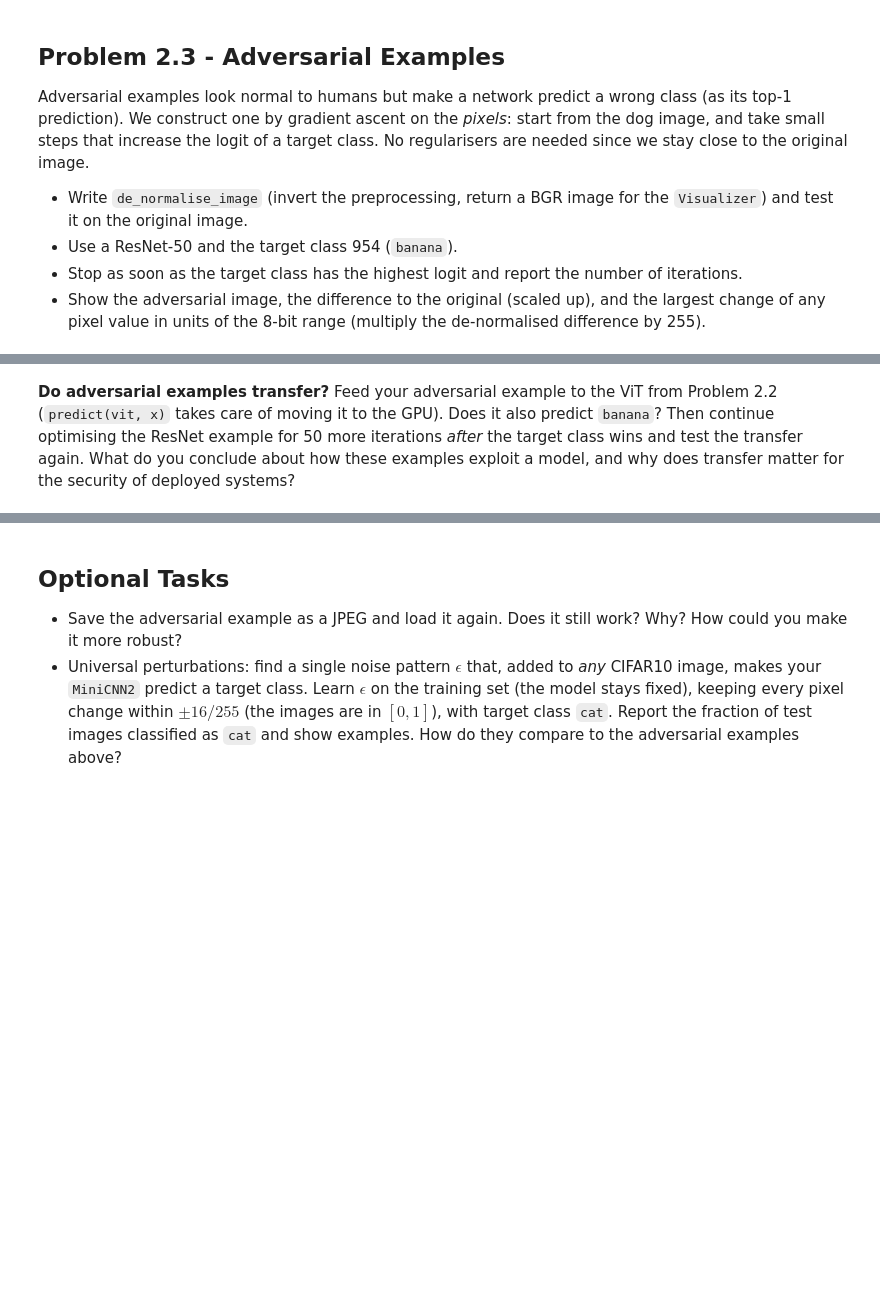
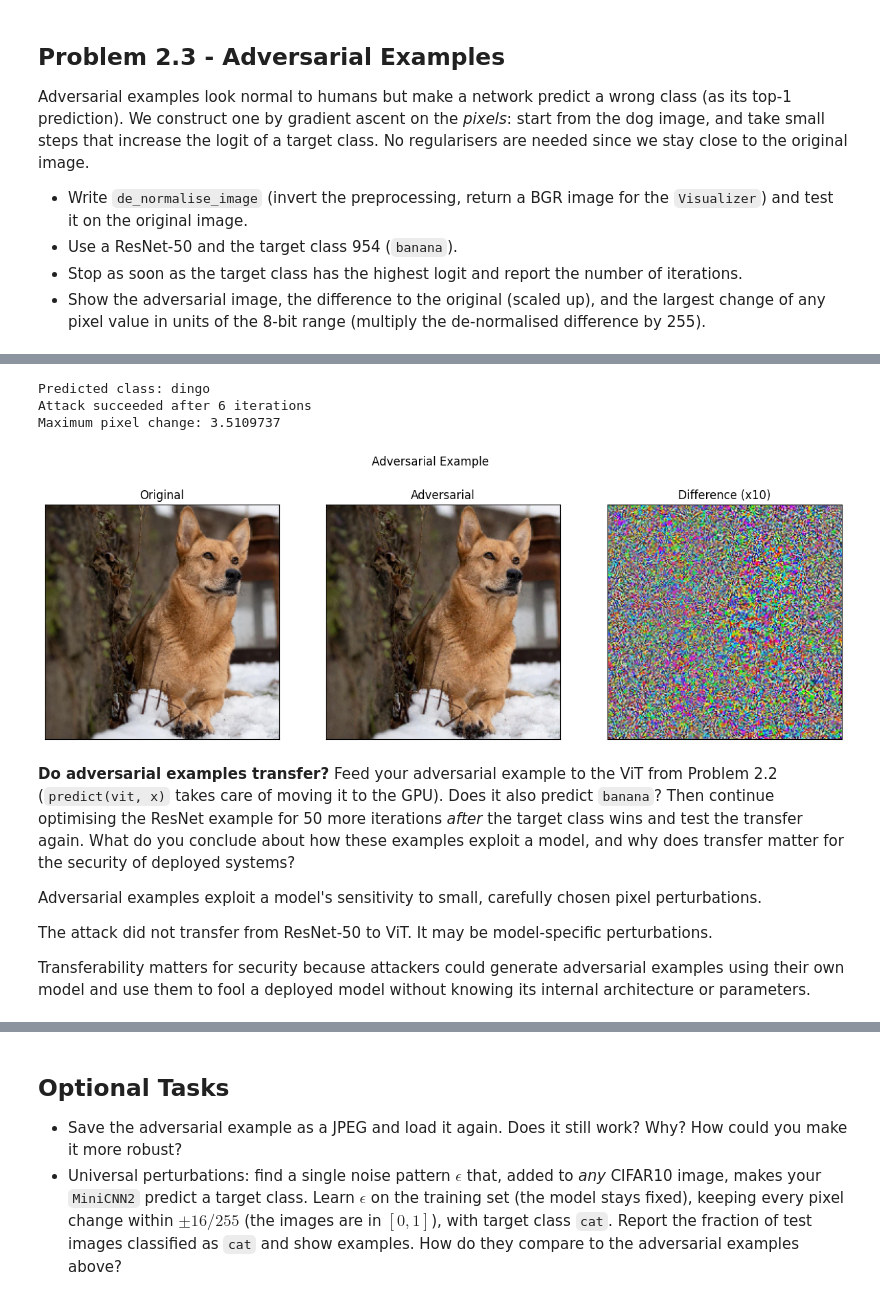
Before and after one commit to lcy412/computer_vision_praticals, a Jupyter notebook: practical2.ipynb, the cells around one changed output, grey strips where cells are left out. Drawn from its saved outputs; the diff is of its cells as text; code cells hidden in the pictures; blank space fills up the shorter version.

```diff
--- a/practical2.ipynb
+++ b/practical2.ipynb
@@ -505,18 +514,66 @@ Adversarial examples look normal to humans but make a network predict a wrong cl
 * Stop as soon as the target class has the highest logit and report the number of iterations.
 * Show the adversarial image, the difference to the original (scaled up), and the largest change of any pixel value in units of the 8-bit range (multiply the de-normalised difference by 255).
 # %%
-resnet = torchvision.models.resnet50(weights=torchvision.models.ResNet50_Weights.DEFAULT).eval()
+resnet = torchvision.models.resnet50(
+    weights=torchvision.models.ResNet50_Weights.DEFAULT
+).eval()
+
 image, display = load_imagenet_image('image_dog.jpg')
 
 def de_normalise_image(x):
     # TODO: invert the normalisation and return an H x W x 3 BGR image in [0, 1]
-    return x
+    mean = torch.tensor([0.485, 0.456, 0.406], device=x.device).view(1, 3, 1, 1)
+    std = torch.tensor([0.229, 0.224, 0.225], device=x.device).view(1, 3, 1, 1)
+
+    x = x.detach() * std + mean
+    x = x.squeeze(0).permute(1, 2, 0)
+
+    return x.clamp(0, 1).cpu().numpy()[:, :, ::-1].copy()
 
 print(f'Predicted class: {class_names[resnet(image).argmax()]}')
 
-target_class = 954  # banana
+target_class = 954
 adversarial = torch.nn.Parameter(image.clone())
 optimizer = torch.optim.Adam([adversarial], lr=0.01)
+
 # TODO: optimise until the target class wins
+for i in range(1000):
+    optimizer.zero_grad()
 
-# TODO: visualise the adversarial example, the difference, and print the largest pixel change
+    logits = resnet(adversarial)
+
+    if logits.argmax(dim=1).item() == target_class:
+        print(f'Attack succeeded after {i} iterations')
+        break
+
+    loss = -logits[0, target_class]
+    loss.backward()
+    optimizer.step()
+else:
+    print('Target class not reached within 1000 iterations')
+
+# TODO: visualise the adversarial example, the difference,
+# and print the largest pixel change
+
+original_img = de_normalise_image(image)
+adversarial_img = de_normalise_image(adversarial)
+
+difference = adversarial_img - original_img
+
+vis = Visualizer(
+    1, 3,
+    figsize=(15, 5),
+    title='Adversarial Example'
+)
+
+vis.add_image_subplot(0, 0, original_img, title_str='Original')
+vis.add_image_subplot(0, 1, adversarial_img, title_str='Adversarial')
+vis.add_image_subplot(
+    0, 2,
+    difference * 10,
+    title_str='Difference (x10)',
+    normalize=True
+)
+
+print('Maximum pixel change:', np.abs(difference).max() * 255)
+# %% [output]
@@ -523,2 +581,13 @@ optimizer = torch.optim.Adam([adversarial], lr=0.01)
+Predicted class: dingo
+Attack succeeded after 6 iterations
+Maximum pixel change: 3.5109737
+[figure, added]
 # %% [markdown]
 **Do adversarial examples transfer?** Feed your adversarial example to the ViT from Problem 2.2 (`predict(vit, x)` takes care of moving it to the GPU). Does it also predict `banana`? Then continue optimising the ResNet example for 50 more iterations *after* the target class wins and test the transfer again. What do you conclude about how these examples exploit a model, and why does transfer matter for the security of deployed systems?
+
+
+Adversarial examples exploit a model's sensitivity to small, carefully chosen pixel perturbations.
+
+The attack did not transfer from ResNet-50 to ViT. It may be model-specific perturbations.
+
+Transferability matters for security because attackers could generate adversarial examples using their own model and use them to fool a deployed model without knowing its internal architecture or parameters.
```
Also changed, not shown: parts of 5 cells of this notebook.
